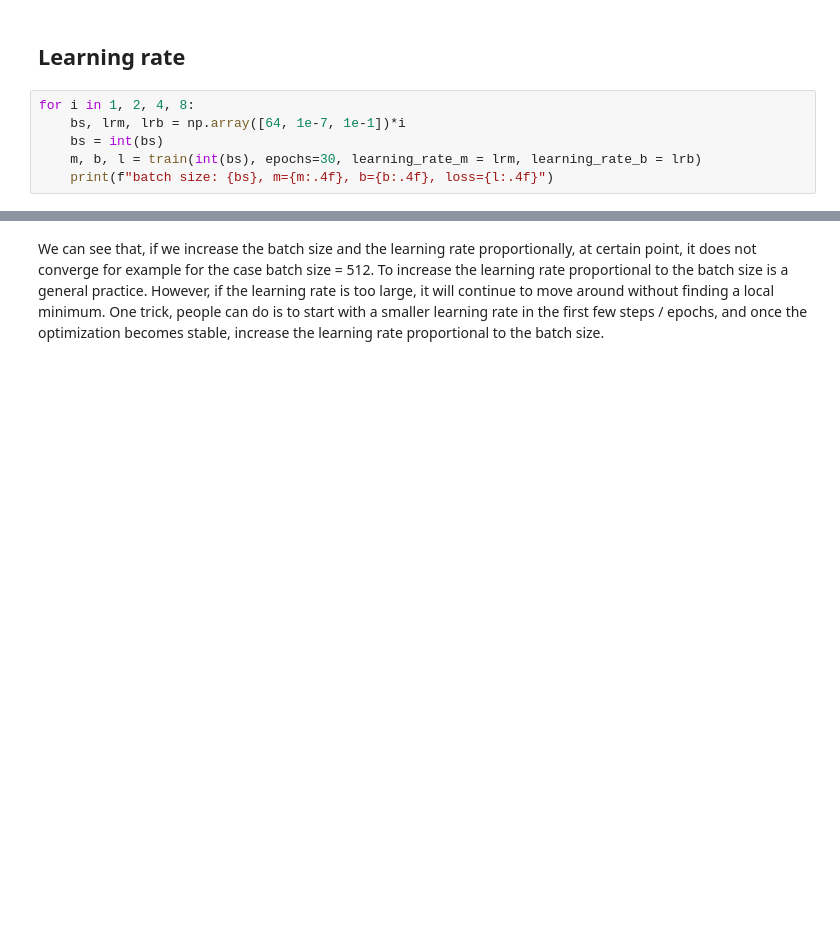
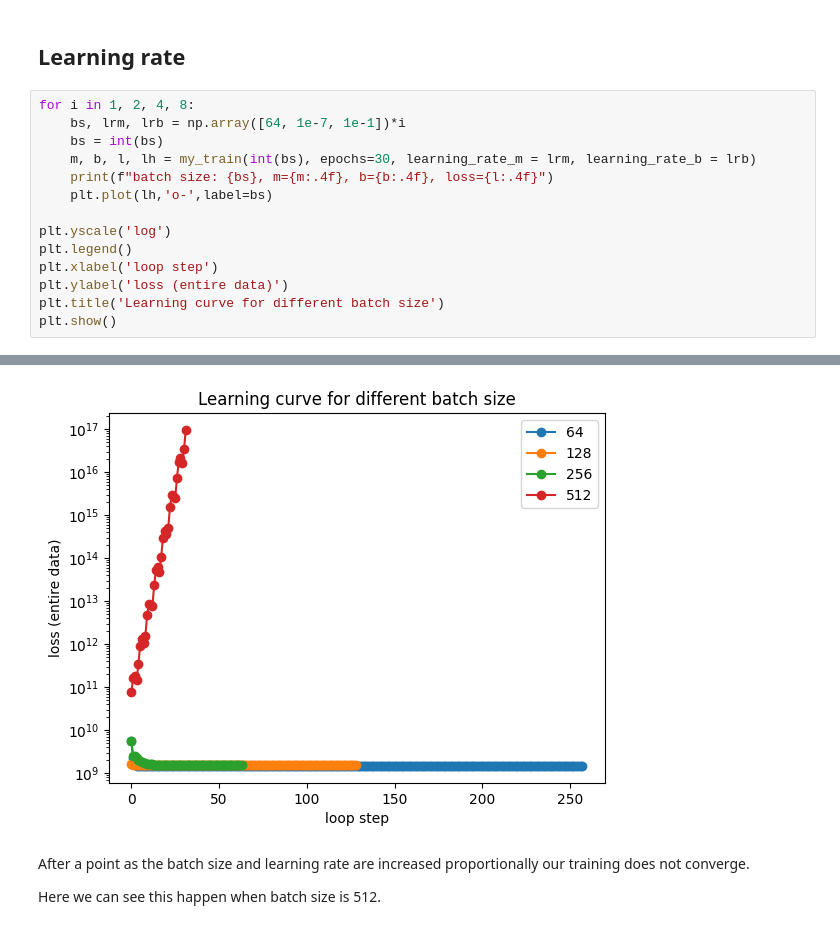
Before and after one commit to vsshah25/ai-science-training-series, a Jupyter notebook: 01_intro_AI_on_Supercomputer/01_linear_regression_sgd.ipynb, the cells around one changed output, grey strips where cells are left out. Drawn from its saved outputs; the diff is of its cells as text; blank space fills up the shorter version.

```diff
--- a/01_intro_AI_on_Supercomputer/01_linear_regression_sgd.ipynb
+++ b/01_intro_AI_on_Supercomputer/01_linear_regression_sgd.ipynb
@@ -507,6 +473,14 @@ We see that eventually, we all get similar results with the minibatch training.
 for i in 1, 2, 4, 8:
     bs, lrm, lrb = np.array([64, 1e-7, 1e-1])*i
     bs = int(bs)
-    m, b, l = train(int(bs), epochs=30, learning_rate_m = lrm, learning_rate_b = lrb)
+    m, b, l, lh = my_train(int(bs), epochs=30, learning_rate_m = lrm, learning_rate_b = lrb)
     print(f"batch size: {bs}, m={m:.4f}, b={b:.4f}, loss={l:.4f}")
+    plt.plot(lh,'o-',label=bs)
+
+plt.yscale('log')
+plt.legend()
+plt.xlabel('loop step')
+plt.ylabel('loss (entire data)')
+plt.title('Learning curve for different batch size')
+plt.show()
 # %% [output]
@@ -517,2 +491,5 @@ batch size: 512, m=99945.3233, b=-14509803.2464, loss=18627903653218532.0000
+[figure, added]
-# %% [markdown]
-We can see that, if we increase the batch size and the learning rate proportionally, at certain point, it does not converge for example for the case batch size = 512. To increase the learning rate proportional to the batch size is a general practice. However, if the learning rate is too large, it will continue to move around without finding a local minimum. One trick, people can do is to start with a smaller learning rate in the first few steps / epochs, and once the optimization becomes stable, increase the learning rate proportional to the batch size.
+# %% [markdown]
+After a point as the batch size and learning rate are increased proportionally our training does not converge.
+
+Here we can see this happen when batch size is 512.
```
Also changed, not shown: parts of 9 cells of this notebook.
